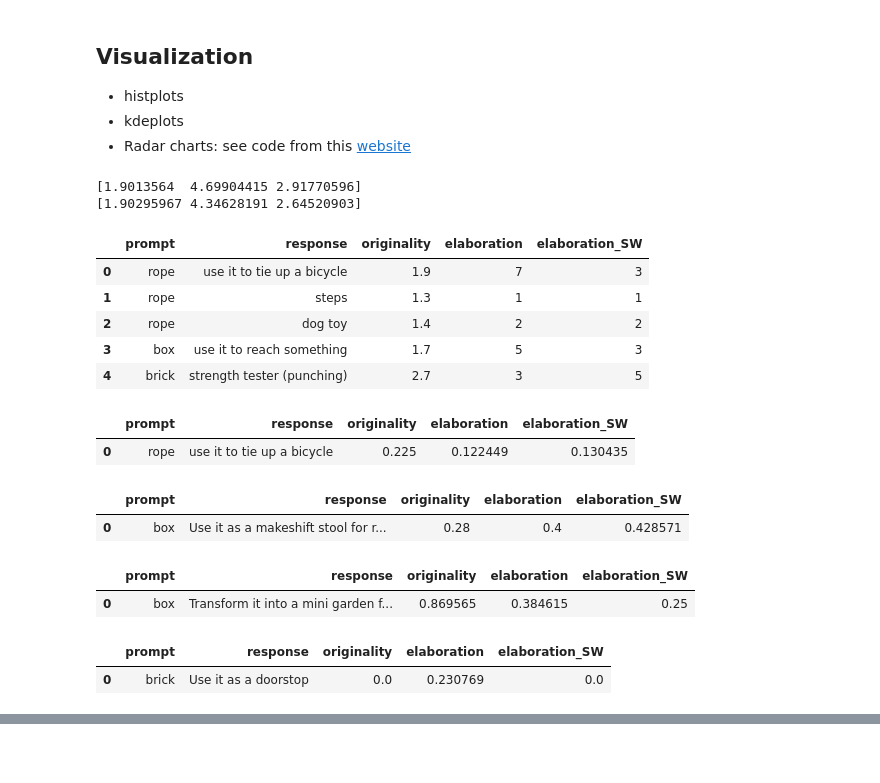
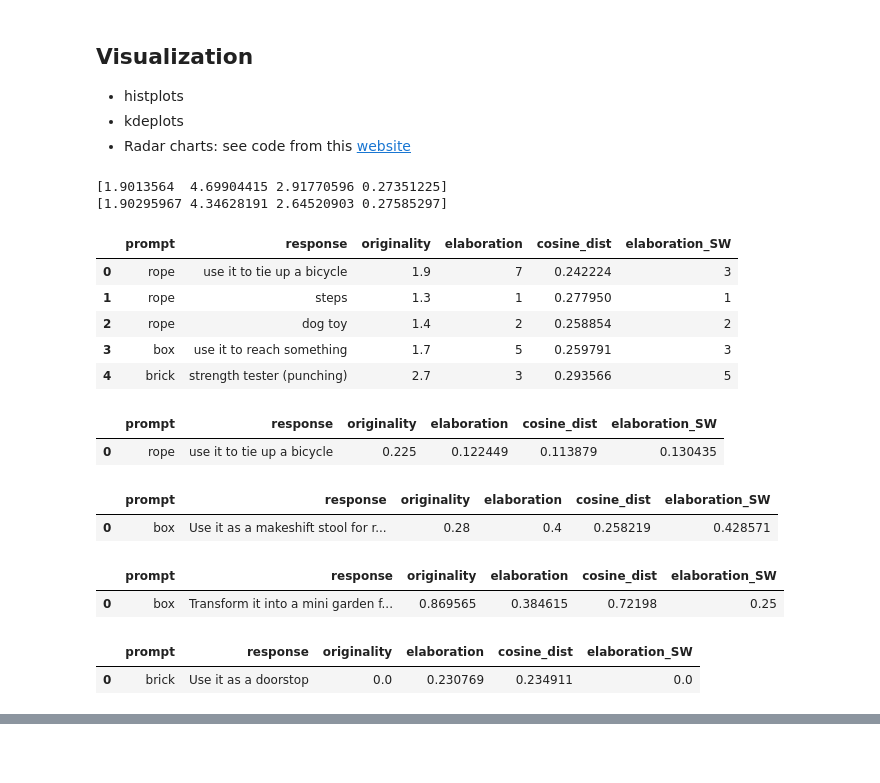
Before and after one commit to Maximelel/LLM_creativity_aut, a Jupyter notebook: benchmark.ipynb, the cells around one changed output, grey strips where cells are left out. Drawn from its saved outputs; the diff is of its cells as text; code cells hidden in the pictures.

Commit message:
save cosine distance implementation

```diff
--- a/benchmark.ipynb
+++ b/benchmark.ipynb
@@ -119,15 +118,25 @@ The autoreload extension is already loaded. To reload it, use:
 ## Load data
 # %%
 # Humans
-humans = pd.read_csv('./../data/humans_top4_objects.csv')
+#humans = pd.read_csv('./../data/humans_top4_objects.csv')
+humans = pd.read_csv('./data_ocsai/data_for_server/humans_sim.csv')
 
 # GPT-3.5
-gpt_35_100 = pd.read_csv('./data_ocsai/merged_df/ocsai_eval_merged_gpt_35_100.csv')
+#gpt_35_100 = pd.read_csv('./data_ocsai/merged_df/ocsai_eval_merged_gpt_35_100.csv')
+gpt_35_100 = pd.read_csv('./data_ocsai/data_for_server/gpt_35_sim.csv')
 
 # GPT-4
-gpt_4_100 = pd.read_csv('./data_ocsai/merged_df/ocsai_eval_merged_gpt_4_100.csv')
+#gpt_4_100 = pd.read_csv('./data_ocsai/merged_df/ocsai_eval_merged_gpt_4_100.csv')
+gpt_4_100 = pd.read_csv('./data_ocsai/data_for_server/gpt_4_sim.csv')
 
 # Mistral
-mistral = pd.read_csv('./data_ocsai/mistral/ocsai_eval_merged_mistral_30.csv')
+#mistral = pd.read_csv('./data_ocsai/mistral/ocsai_eval_merged_mistral_30.csv')
+mistral = pd.read_csv('./data_ocsai/data_for_server/mistral_sim.csv')
 
 objects = list(humans['prompt'].value_counts().head(4).index)
+
+# print length of each dataset
+print('Humans:', len(humans))
+print('GPT-3.5:', len(gpt_35_100))
+print('GPT-4:', len(gpt_4_100))
+print('Mistral:', len(mistral))
@@ -171,25 +185,25 @@ display(humans.head(1), gpt_35_100.head(1), gpt_4_100.head(1), mistral.head(1))
 - kdeplots
 - Radar charts: see code from this [website](https://matplotlib.org/stable/gallery/specialty_plots/radar_chart.html)
 # %%
-humans_mean_values = humans[["originality", "elaboration", "elaboration_SW"]].mean().values
+humans_mean_values = humans[["originality", "elaboration", "elaboration_SW", "cosine_dist"]].mean().values
 print(humans_mean_values)
-print(humans[humans['prompt'] == 'box'][["originality", "elaboration", "elaboration_SW"]].mean().values)
+print(humans[humans['prompt'] == 'box'][["originality", "elaboration", "elaboration_SW", "cosine_dist"]].mean().values)
 humans.head()
 # %% [output]
-[1.9013564  4.69904415 2.91770596]
-[1.90295967 4.34628191 2.64520903]
+[1.9013564  4.69904415 2.91770596 0.27351225]
+[1.90295967 4.34628191 2.64520903 0.27585297]
-|  | prompt | response | originality | elaboration | elaboration_SW |
-| 0 | rope | use it to tie up a bicycle | 1.9 | 7 | 3 |
-| 1 | rope | steps | 1.3 | 1 | 1 |
-| 2 | rope | dog toy | 1.4 | 2 | 2 |
-| 3 | box | use it to reach something | 1.7 | 5 | 3 |
-| 4 | brick | strength tester (punching) | 2.7 | 3 | 5 |
+|  | prompt | response | originality | elaboration | cosine_dist | elaboration_SW |
+| 0 | rope | use it to tie up a bicycle | 1.9 | 7 | 0.242224 | 3 |
+| 1 | rope | steps | 1.3 | 1 | 0.277950 | 1 |
+| 2 | rope | dog toy | 1.4 | 2 | 0.258854 | 2 |
+| 3 | box | use it to reach something | 1.7 | 5 | 0.259791 | 3 |
+| 4 | brick | strength tester (punching) | 2.7 | 3 | 0.293566 | 5 |
 # %%
 # normalize the columns originality, elaboration and elaboration_SW
 def normalize(df):
     result = df.copy()
     for feature_name in df.columns:
-        if feature_name in ["originality", "elaboration", "elaboration_SW"]:
+        if feature_name in ["originality", "elaboration", "elaboration_SW", "cosine_dist"]:
             max_value = df[feature_name].max()
             min_value = df[feature_name].min()
             result[feature_name] = (df[feature_name] - min_value) / (max_value - min_value)
@@ -199,14 +213,14 @@ for name, df in data.items():
     data[name] = normalize(df)
     display(data[name].head(1))
 # %% [output]
-|  | prompt | response | originality | elaboration | elaboration_SW |
-| 0 | rope | use it to tie up a bicycle | 0.225 | 0.122449 | 0.130435 |
+|  | prompt | response | originality | elaboration | cosine_dist | elaboration_SW |
+| 0 | rope | use it to tie up a bicycle | 0.225 | 0.122449 | 0.113879 | 0.130435 |
-|  | prompt | response | originality | elaboration | elaboration_SW |
-| 0 | box | Use it as a makeshift stool for r... | 0.28 | 0.4 | 0.428571 |
+|  | prompt | response | originality | elaboration | cosine_dist | elaboration_SW |
+| 0 | box | Use it as a makeshift stool for r... | 0.28 | 0.4 | 0.258219 | 0.428571 |
-|  | prompt | response | originality | elaboration | elaboration_SW |
-| 0 | box | Transform it into a mini garden f... | 0.869565 | 0.384615 | 0.25 |
+|  | prompt | response | originality | elaboration | cosine_dist | elaboration_SW |
+| 0 | box | Transform it into a mini garden f... | 0.869565 | 0.384615 | 0.72198 | 0.25 |
-|  | prompt | response | originality | elaboration | elaboration_SW |
-| 0 | brick | Use it as a doorstop | 0.0 | 0.230769 | 0.0 |
+|  | prompt | response | originality | elaboration | cosine_dist | elaboration_SW |
+| 0 | brick | Use it as a doorstop | 0.0 | 0.230769 | 0.234911 | 0.0 |
 # %%
 humans_norm = data['humans']
 gpt_35_100_norm = data['gpt_35']
```
Also changed, not shown: parts of 10 cells of this notebook, 2 other files.
